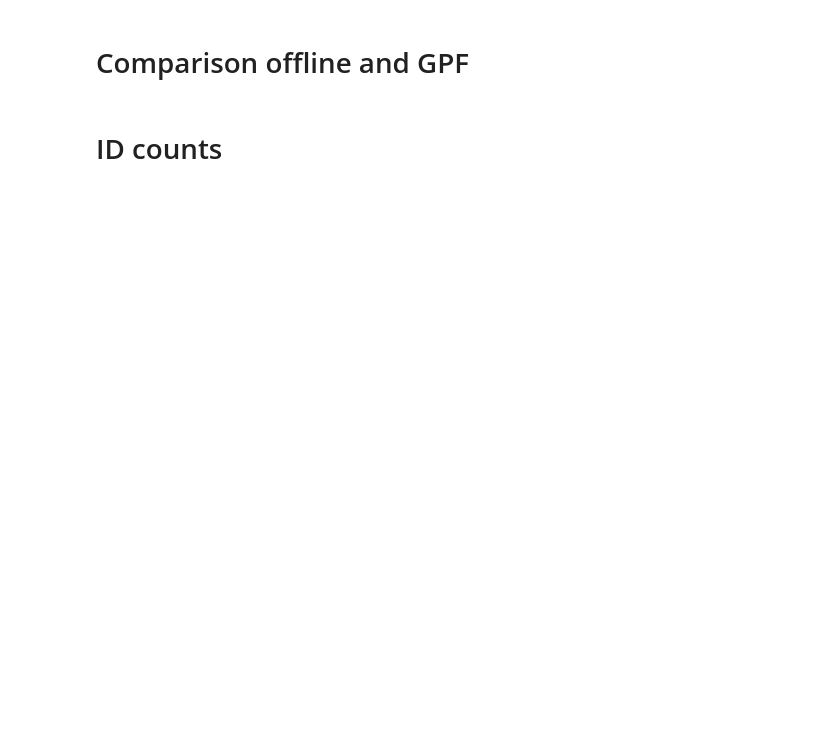
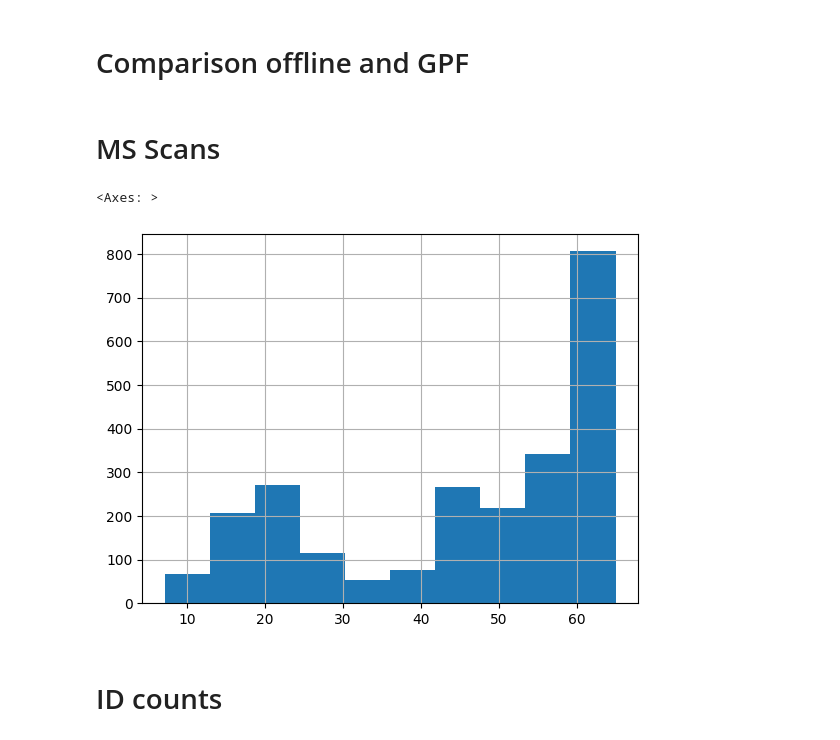
Before and after one commit to zix-xiao/scan-by-scan, a Jupyter notebook: notebooks/ref_00_EA_ID_result_GPF_offline.ipynb, the cells around one changed output. Drawn from its saved outputs; the diff is of its cells as text; code cells hidden in the pictures; blank space fills up the shorter version.

Commit message:
add exp ana for DGMS slides figures

```diff
--- a/notebooks/ref_00_EA_ID_result_GPF_offline.ipynb
+++ b/notebooks/ref_00_EA_ID_result_GPF_offline.ipynb
@@ -46,11 +37,15 @@ GPF_evidence = pd.read_csv(GPF_evidence_path,
 # %%
-DDA_modpept_path = '/mnt/cmnfs/proj/ORIGINS/data/ecoli/ss/DDA/MQ/combined/txt/modificationSpecificPeptides.txt'
-DDA_modpept = pd.read_csv(DDA_modpept_path,
-                               sep='\t')
-DDA_modpept['ModPept'] = DDA_modpept['Sequence']+DDA_modpept['Modifications']
-DDA_msscan_path = '/mnt/cmnfs/proj/ORIGINS/data/ecoli/ss/DDA/MQ/combined/txt/msScans.txt'
-DDA_msscan = pd.read_csv(DDA_msscan_path,
-                               sep='\t')
-DDA_evidence_path = '/mnt/cmnfs/proj/ORIGINS/data/ecoli/ss/DDA/MQ/combined/txt/evidence.txt'
-DDA_evidence = pd.read_csv(DDA_evidence_path,
-                               sep='\t')
+DDA_path = "/cmnfs/proj/ORIGINS/data/ecoli/ss/DDA/MQ/combined/txt/"
+DDA_modpept = pd.read_csv(os.path.join(DDA_path, "evidence_1.txt"), sep="\t")
+DDA_modpept["ModPept"] = DDA_modpept["Sequence"] + DDA_modpept["Modifications"]
+DDA_msscan = pd.read_csv(os.path.join(DDA_path, "msScans.txt"), sep="\t")
+DDA_evidence = pd.read_csv(os.path.join(DDA_path, "evidence.txt"), sep="\t")
+# %% [markdown]
+# MS Scans
+# %%
+DDA_msscan1 = DDA_msscan[DDA_msscan["Experiment"] == 1]
+# %%
+DDA_msscan1["MS/MS identification rate [%]"].hist()
+# %% [output]
+<Axes: >
+[figure, added]
```
Also changed, not shown: parts of 22 cells of this notebook, 2 other files.
